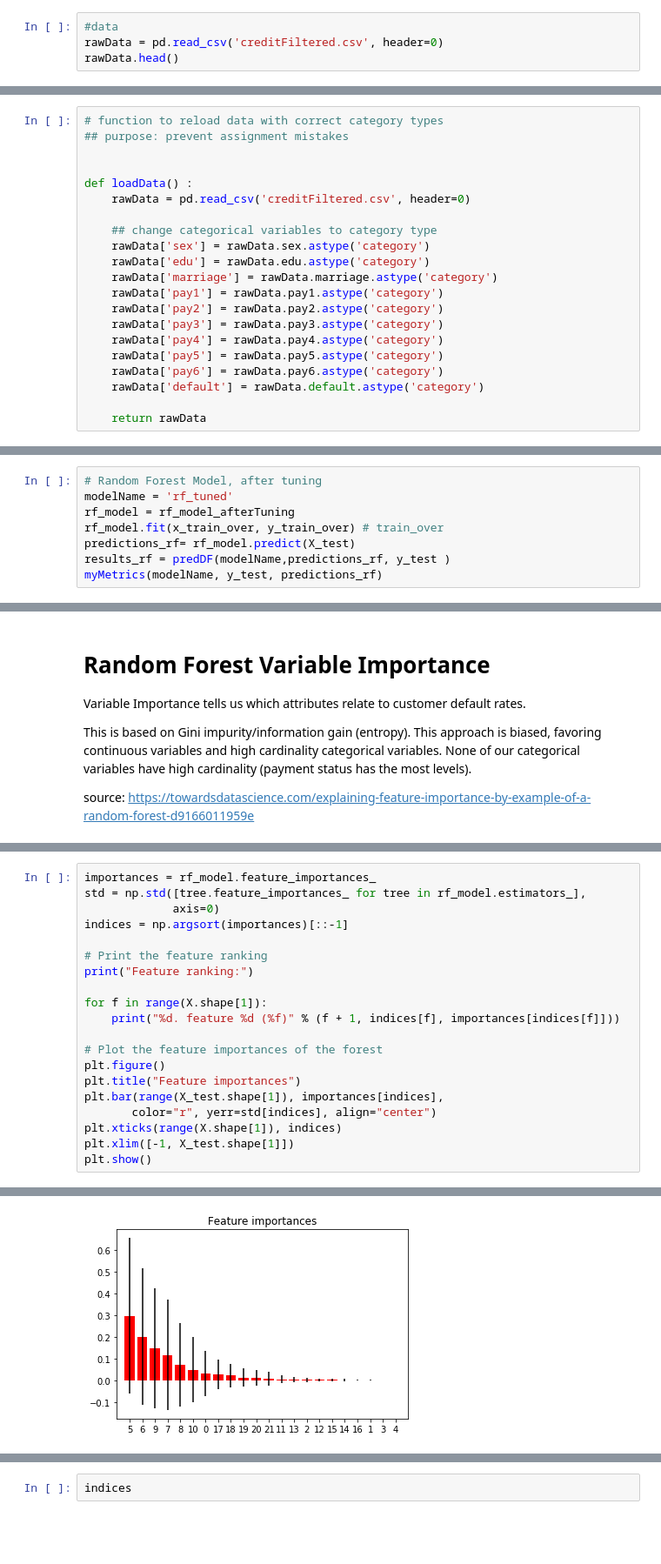
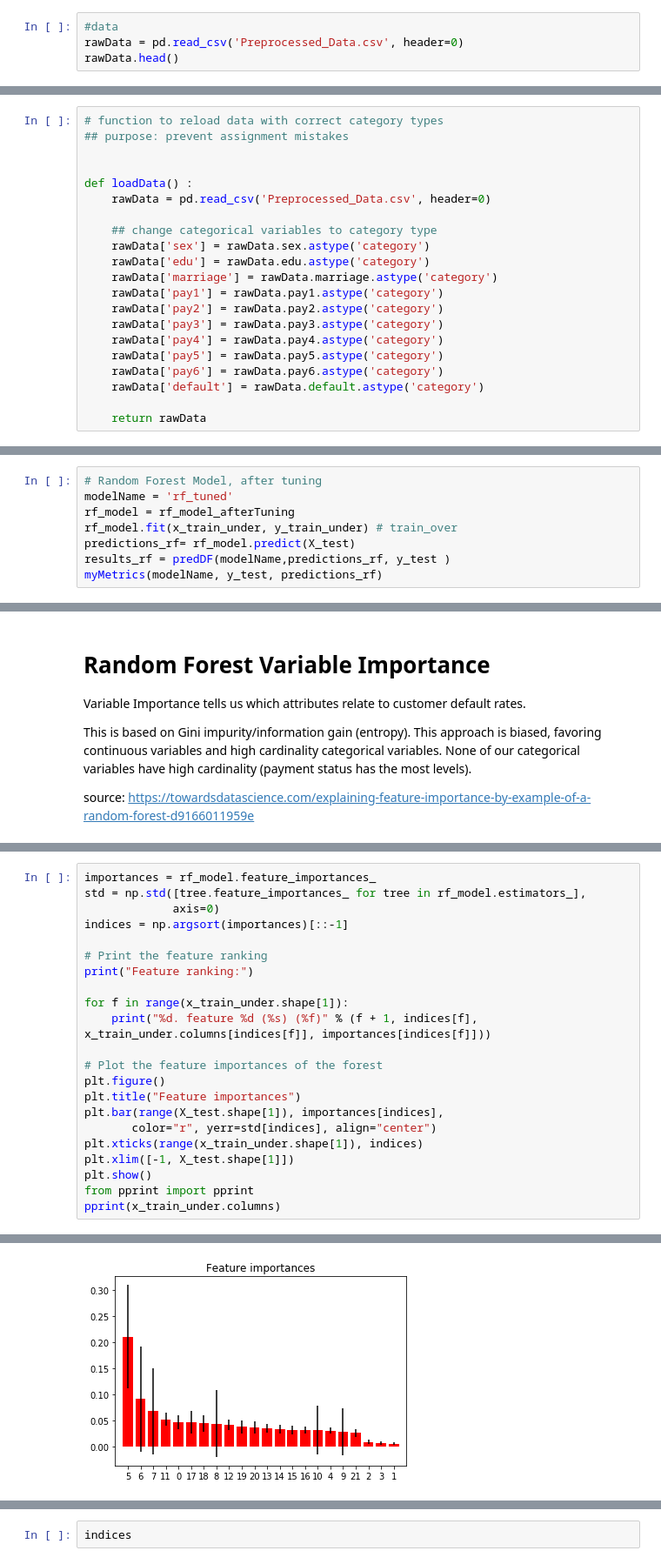
Before and after one commit to T-Daw/LoanDefaultPredictions, a Jupyter notebook: CreditOneClassification.ipynb, the cells around one changed output, grey strips where cells are left out. Shown: that part at 87% size. Saved outputs shown, nothing was run; the diff lists cells and outputs as text; blank space fills up the shorter version.

Commit message:
finished stacked model visualizations, and report

```diff
--- a/CreditOneClassification.ipynb
+++ b/CreditOneClassification.ipynb
@@ -44,7 +44,7 @@ from sklearn.ensemble import StackingClassifier
 from sklearn.model_selection import train_test_split # replaces deprecated code
 # %%
 #data
-rawData = pd.read_csv('creditFiltered.csv', header=0)
+rawData = pd.read_csv('Preprocessed_Data.csv', header=0)
 rawData.head()
 # %% [output]
 |  | Unnamed: 0 | id | limit | sex | edu | marriage | age | pay1 | pay2 | pay3 | ... | ... |
@@ -157,7 +157,7 @@ source: https://medium.com/analytics-vidhya/accuracy-vs-f1-score-6258237beca2
 
 
 def loadData() :
-    rawData = pd.read_csv('creditFiltered.csv', header=0)
+    rawData = pd.read_csv('Preprocessed_Data.csv', header=0)
 
     ## change categorical variables to category type
     rawData['sex'] = rawData.sex.astype('category')
@@ -1678,7 +1678,7 @@ rf_model_afterTuning = RandomForestClassifier(n_estimators= 200,
 # Random Forest Model, after tuning
 modelName = 'rf_tuned'
 rf_model = rf_model_afterTuning
-rf_model.fit(x_train_over, y_train_over) # train_over
+rf_model.fit(x_train_under, y_train_under) # train_over
 predictions_rf= rf_model.predict(X_test)
 results_rf = predDF(modelName,predictions_rf, y_test )
 myMetrics(modelName, y_test, predictions_rf)
@@ -1716,16 +1725,18 @@ indices = np.argsort(importances)[::-1]
 # Print the feature ranking
 print("Feature ranking:")
 
-for f in range(X.shape[1]):
-    print("%d. feature %d (%f)" % (f + 1, indices[f], importances[indices[f]]))
+for f in range(x_train_under.shape[1]):
+    print("%d. feature %d (%s) (%f)" % (f + 1, indices[f], x_train_under.columns[indices[f]], importances[indices[f]]))
 
 # Plot the feature importances of the forest
 plt.figure()
 plt.title("Feature importances")
 plt.bar(range(X_test.shape[1]), importances[indices],
        color="r", yerr=std[indices], align="center")
-plt.xticks(range(X.shape[1]), indices)
+plt.xticks(range(x_train_under.shape[1]), indices)
 plt.xlim([-1, X_test.shape[1]])
 plt.show()
+from pprint import pprint
+pprint(x_train_under.columns)
 # %% [output]
 Feature ranking:
@@ -1748 +1759 @@ Feature ranking:
-[figure, old version]
+[figure, new version]
```
Also changed, not shown: parts of 38 cells of this notebook, 2 other files.
